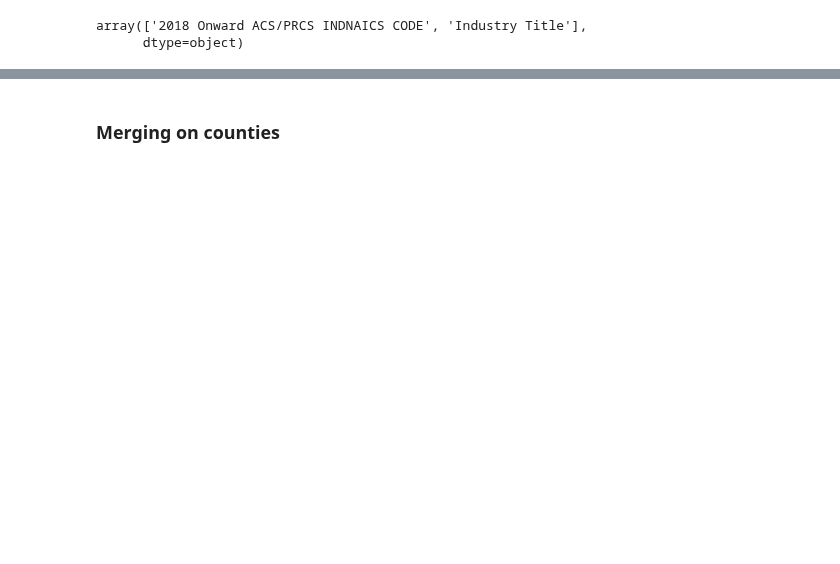
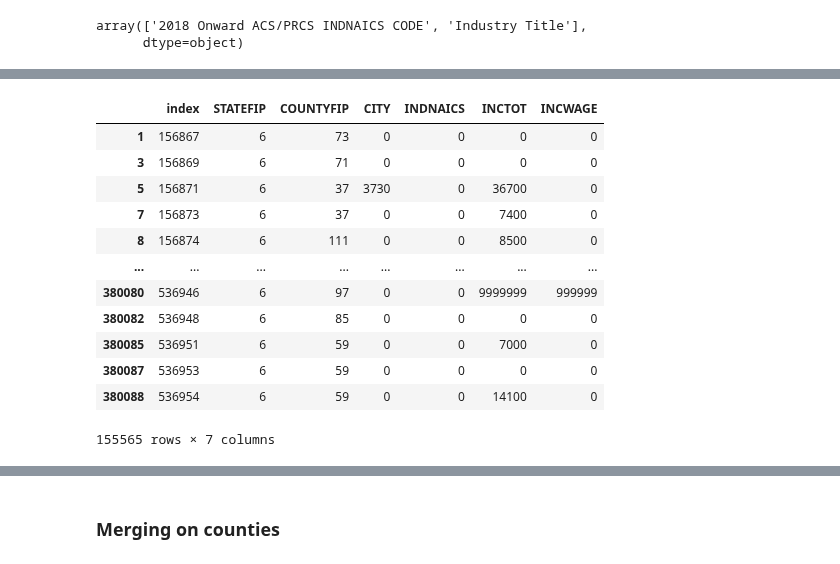
Before and after one commit to cafwd/job_quality_index, a Jupyter notebook: high-wage-threshold-ipums.ipynb, the cells around one changed output, grey strips where cells are left out. Cells and saved outputs as stored; diff of their text form; code cells hidden in the pictures; blank space fills up the shorter version.

```diff
--- a/high-wage-threshold-ipums.ipynb
+++ b/high-wage-threshold-ipums.ipynb
@@ -70,3 +106,19 @@ print(len(ca_ipums), len(ipums_titles), ipums_merged.shape)
+# %%
+ca_ipums[~ca_ipums['INDNAICS'].isin(ipums_titles['2018 Onward ACS/PRCS INDNAICS CODE'])]
+# %% [output]
+|  | index | STATEFIP | COUNTYFIP | CITY | INDNAICS | INCTOT | INCWAGE |
+| 1 | 156867 | 6 | 73 | 0 | 0 | 0 | 0 |
+| 3 | 156869 | 6 | 71 | 0 | 0 | 0 | 0 |
+| 5 | 156871 | 6 | 37 | 3730 | 0 | 36700 | 0 |
+| 7 | 156873 | 6 | 37 | 0 | 0 | 7400 | 0 |
+| 8 | 156874 | 6 | 111 | 0 | 0 | 8500 | 0 |
+| ... | ... | ... | ... | ... | ... | ... | ... |
+| 380080 | 536946 | 6 | 97 | 0 | 0 | 9999999 | 999999 |
+| 380082 | 536948 | 6 | 85 | 0 | 0 | 0 | 0 |
+| 380085 | 536951 | 6 | 59 | 0 | 0 | 7000 | 0 |
+| 380087 | 536953 | 6 | 59 | 0 | 0 | 0 | 0 |
+| 380088 | 536954 | 6 | 59 | 0 | 0 | 14100 | 0 |
+155565 rows × 7 columns
 # %%
 ipums_merged
 # %% [output]
```
Also changed, not shown: parts of 26 cells of this notebook.
